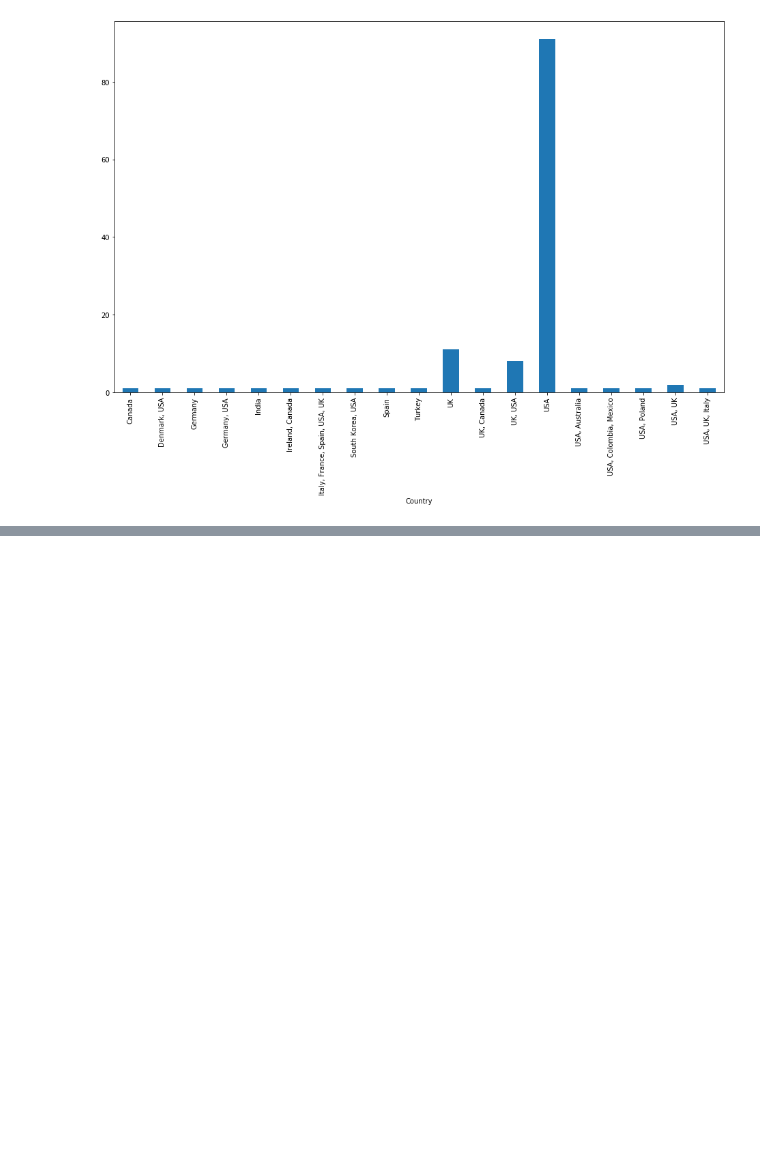
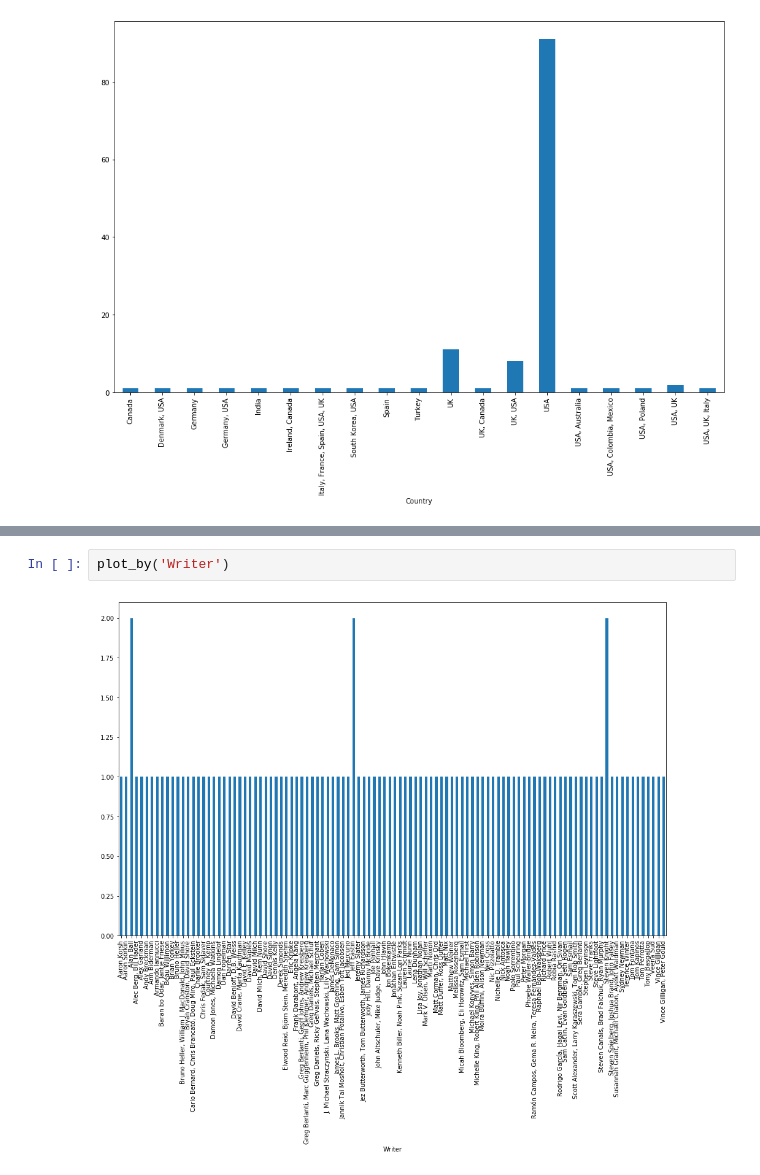
Before and after one commit to agorina91/tvshows, a Jupyter notebook: TvRec_Allcode.ipynb, the cells around one changed output, grey strips where cells are left out. Drawn from its saved outputs; the diff is of its cells as text; blank space fills up the shorter version.

```diff
--- a/TvRec_Allcode.ipynb
+++ b/TvRec_Allcode.ipynb
@@ -92,0 +109,4 @@ def plot_by(by_what):
+# %%
+plot_by('Writer')
+# %% [output]
+[figure, added]
```
Also changed, not shown: parts of 9 cells of this notebook.
